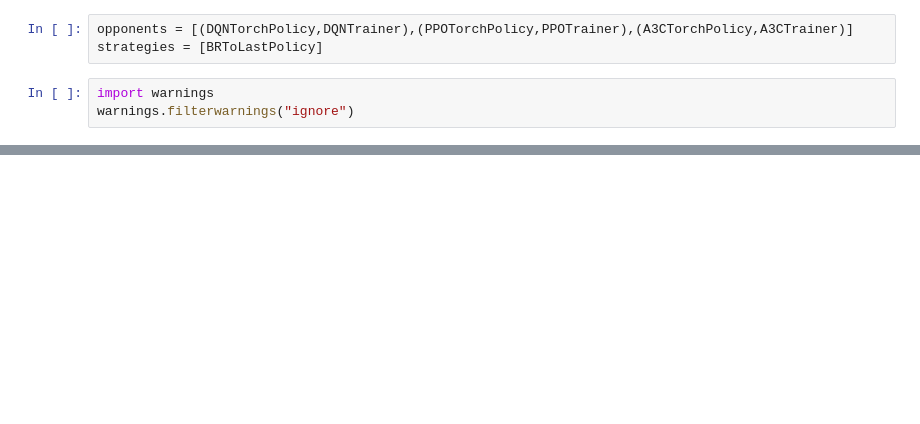
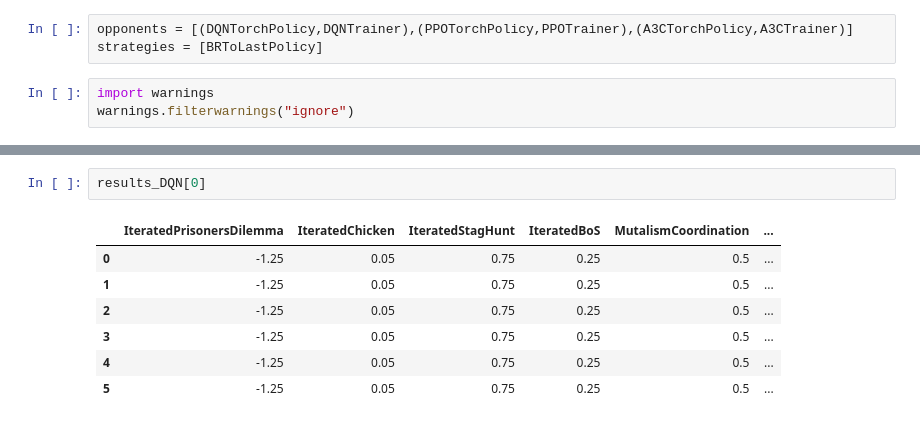
Before and after one commit to SammyDMartin/CC, a Jupyter notebook: test.ipynb, the cells around one changed output, grey strips where cells are left out. Cells and saved outputs as stored; diff of their text form; blank space fills up the shorter version.

```diff
--- a/test.ipynb
+++ b/test.ipynb
@@ -56,0 +152,10 @@ exanal.trial_dataframes[list(exanal.trial_dataframes.keys())[0]]
+# %%
+results_DQN[0]
+# %% [output]
+|  | IteratedPrisonersDilemma | IteratedChicken | IteratedStagHunt | IteratedBoS | MutalismCoordination | ... |
+| 0 | -1.25 | 0.05 | 0.75 | 0.25 | 0.5 | ... |
+| 1 | -1.25 | 0.05 | 0.75 | 0.25 | 0.5 | ... |
+| 2 | -1.25 | 0.05 | 0.75 | 0.25 | 0.5 | ... |
+| 3 | -1.25 | 0.05 | 0.75 | 0.25 | 0.5 | ... |
+| 4 | -1.25 | 0.05 | 0.75 | 0.25 | 0.5 | ... |
+| 5 | -1.25 | 0.05 | 0.75 | 0.25 | 0.5 | ... |
```
Also changed, not shown: parts of 18 cells of this notebook, 1 other file.
